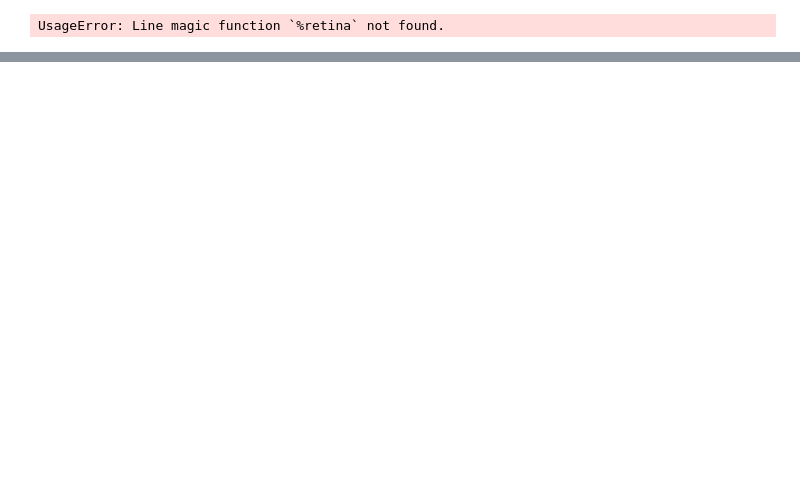
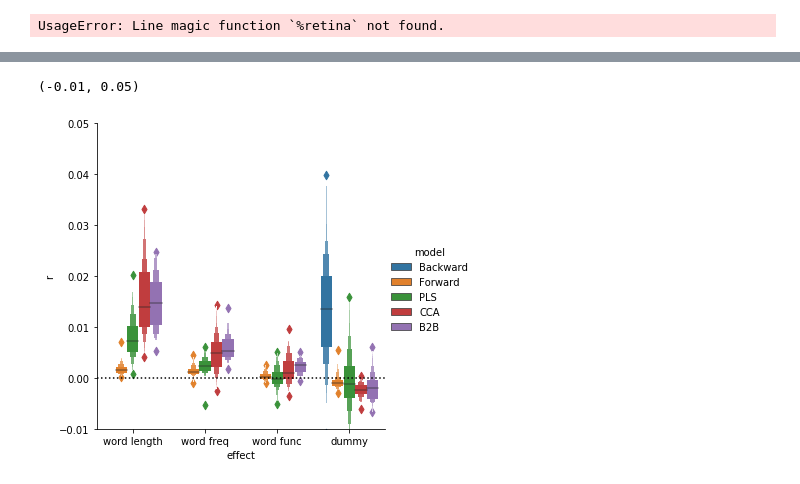
Before and after one commit to kingjr/b2b, a Jupyter notebook: code/meg_experiment/main.ipynb, the cells around one changed output, grey strips where cells are left out. Cells and saved outputs as stored; diff of their text form; code cells hidden in the pictures; blank space fills up the shorter version.

```diff
--- a/code/meg_experiment/main.ipynb
+++ b/code/meg_experiment/main.ipynb
@@ -339,0 +159,37 @@ ax_right.plot(times, np.max(H_r, 1), color='k')
+# %%
+folder = 'jrr'
+preproc_path = op.join(data_path, '..', folder,
+                       '%s-preproc.pkl' % log_files.iloc[0].subject)
+
+with open(preproc_path, 'rb') as f:
+    _, times, features, names, _ = pickle.load(f)
+# %%
+log_path = op.join(data_path, '..', 'jrr', 'log')
+executor = submitit.AutoExecutor(folder=log_path)
+executor.update_parameters(timeout_min=140,
+                           partition='learnfair,uninterrupted,scavenge',
+                           constraint='pascal', cpus_per_task=12)
+
+jobs = list()
+models = (#'B2B',
+          #'B2B_ensemble',
+          #'Backward',
+          #'Forward',
+          #'PLS',
+          #'CCA',
+    'CCA4','PLS4'
+
+)
+folder = 'jrr'
+#folder = 'embeddings'
+for subject in trange(len(log_files)):
+    for model_name in models:
+        subject_info = log_files.iloc[subject]
+        save_path = op.join(data_path, '..', folder,
+                            '%s-%s.pkl' % (subject_info.subject, model_name))
+        if op.isfile(save_path) and False:
+            continue
+        jobs.append([subject_info, model_name, True, folder])
+jobs = executor.map_array(run, *zip(*jobs))
+# %%
+times = np.linspace(-.100, 1., 67)
@@ -339,0 +262,8 @@ ax_right.plot(times, np.max(H_r, 1), color='k')
+# %%
+sns.catplot(x='effect', y='r', hue='model', kind='boxen',
+            data=data)
+plt.axhline(0,color='k', ls=':')
+plt.ylim(-.01, 0.05)
+# %% [output]
+(-0.01, 0.05)
+[figure, added]
```
Also changed, not shown: parts of 20 cells of this notebook, 2 other files.
